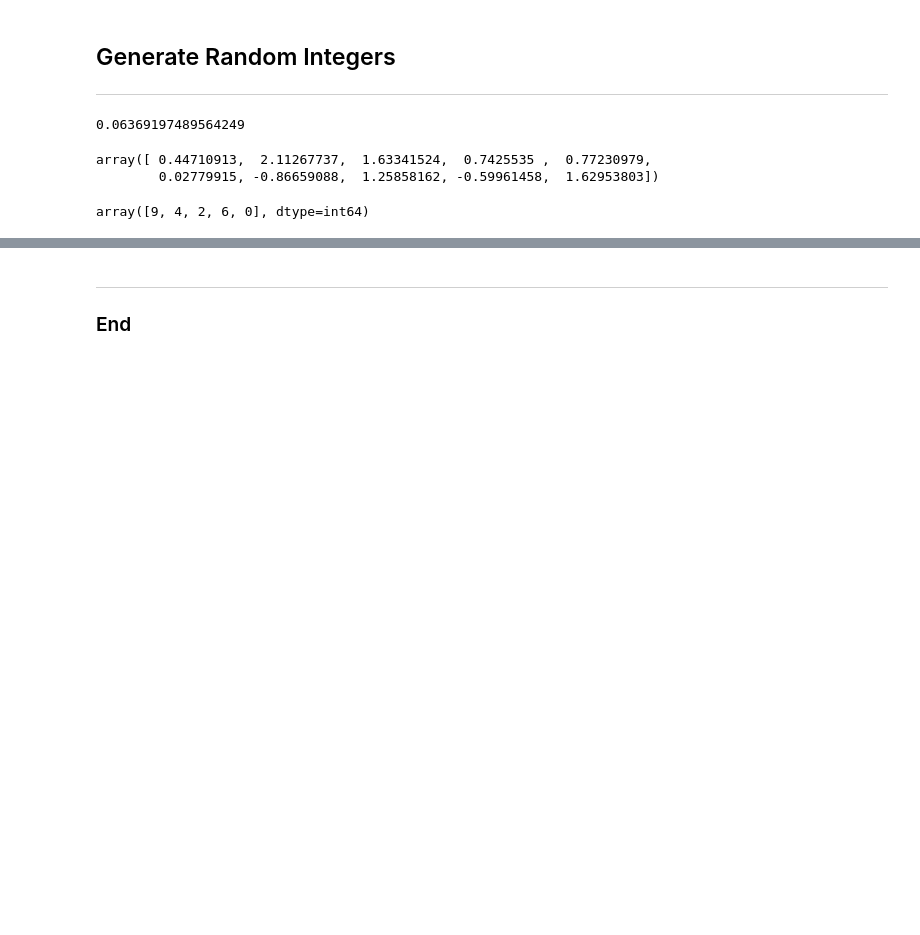
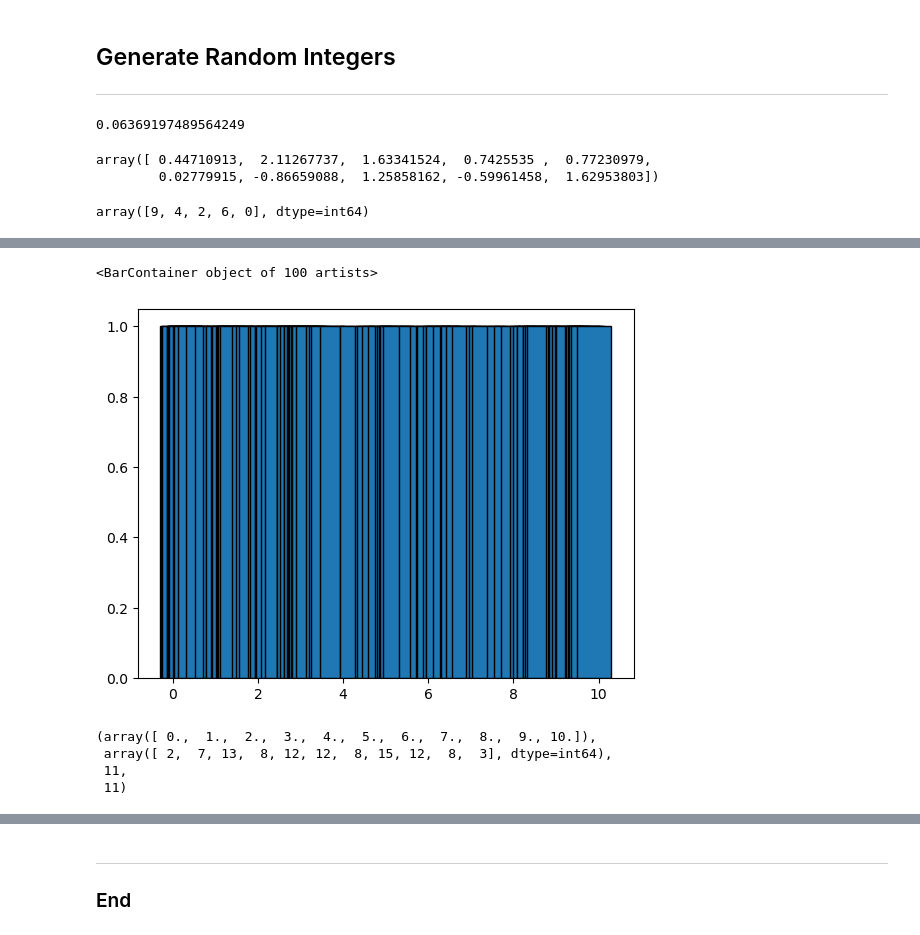
Before and after one commit to IanaraFer/classproject, a Jupyter notebook: random.ipynb, the cells around one changed output, grey strips where cells are left out. Saved outputs shown, nothing was run; the diff lists cells and outputs as text; code cells hidden in the pictures; blank space fills up the shorter version.

```diff
--- a/random.ipynb
+++ b/random.ipynb
@@ -68,0 +72,6 @@ plt.bar(values, counts)
+# %%
+# Generete 10.000 floats uniformly distributed over the range (0, 10).
+x = rng.uniform(low=0.0, high=10.0, size=100)
+
+# Show.
+x
@@ -68,0 +99,6 @@ plt.bar(values, counts)
+# %%
+# Get the counts.
+values, counts = np.unique(x, return_counts=True)
+
+# Show.
+values, counts, values.size, counts.size
@@ -68,0 +150,20 @@ plt.bar(values, counts)
+# %%
+# Plot the bar chart.
+plt.bar(values, counts, edgecolor='black')
+# %% [output]
+<BarContainer object of 100 artists>
+[figure, added]
+# %%
+# Round values in x.
+x_rounded = np.round(x, decimals=0)
+
+# Get the counts.
+values, counts = np.unique(x_rounded, return_counts=True)
+
+# Show.
+values, counts, values.size, counts.size
+# %% [output]
+(array([ 0.,  1.,  2.,  3.,  4.,  5.,  6.,  7.,  8.,  9., 10.]),
+ array([ 2,  7, 13,  8, 12, 12,  8, 15, 12,  8,  3], dtype=int64),
+ 11,
+ 11)
```
Also changed, not shown: parts of 8 cells of this notebook.
